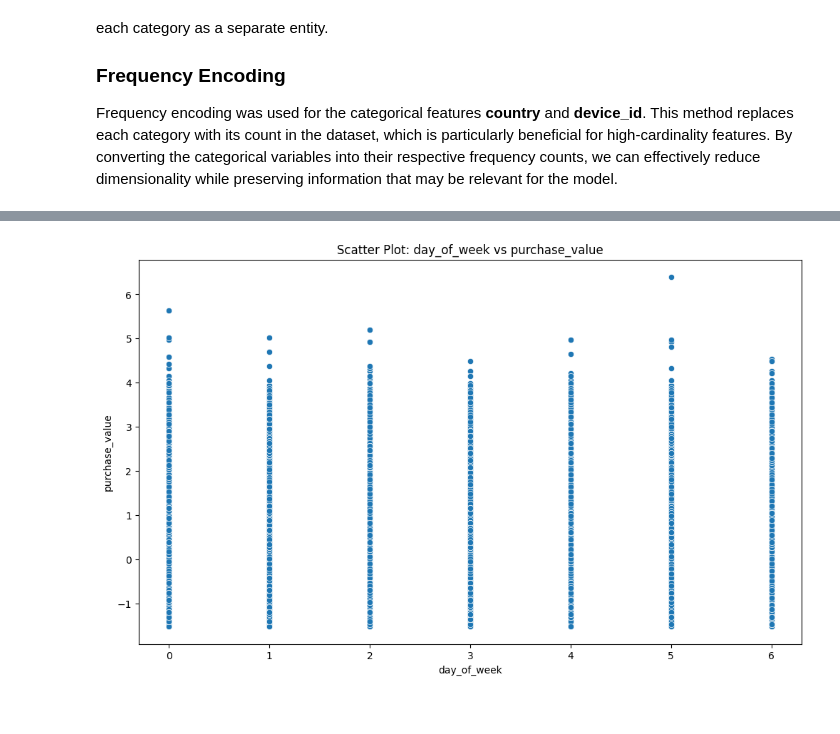
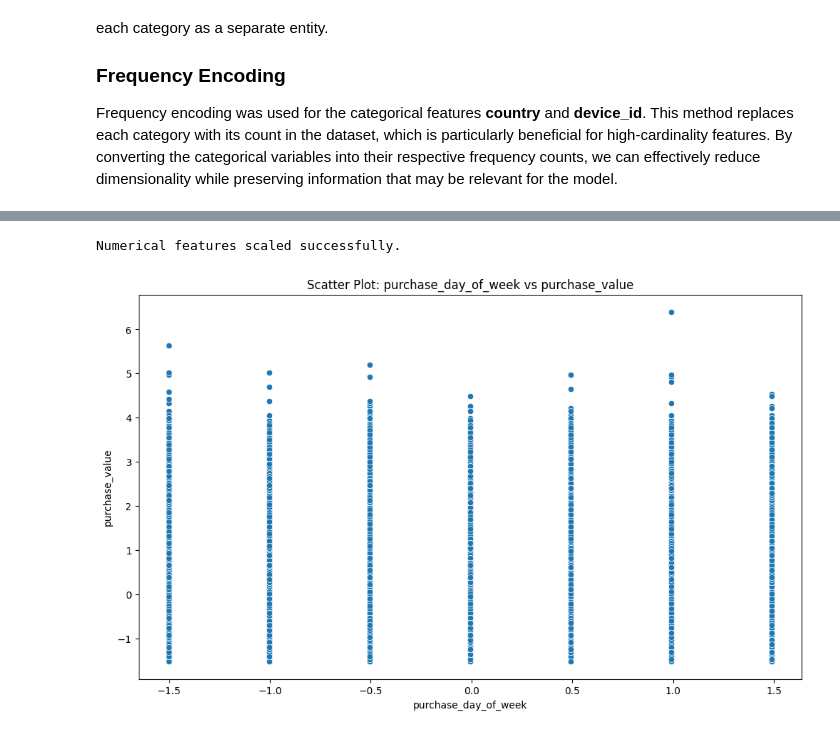
Before and after one commit to Marta233/Fraud_Detection, a Jupyter notebook: notebook/Fraud_EDA.ipynb, the cells around one changed output, grey strips where cells are left out. Saved outputs shown, nothing was run; the diff lists cells and outputs as text; code cells hidden in the pictures.

```diff
--- a/notebook/Fraud_EDA.ipynb
+++ b/notebook/Fraud_EDA.ipynb
@@ -381,5 +366,9 @@ Numerical features scaled successfully.
+# %%
+df = FRAUD_EDA1.normalize_and_scale()
+# %% [output]
+Numerical features scaled successfully.
 # %%
-cols = ['purchase_value', 'day_of_week']
-FRAUD_EDA1.scatter_plot1( 'day_of_week', 'purchase_value')
+cols = ['purchase_value', 'purchase_day_of_week']
+FRAUD_EDA1.scatter_plot1( 'purchase_day_of_week', 'purchase_value')
 # %% [output]
-[figure, old version]
+[figure, new version]
```
Also changed, not shown: parts of 9 cells of this notebook, 5 other files.
